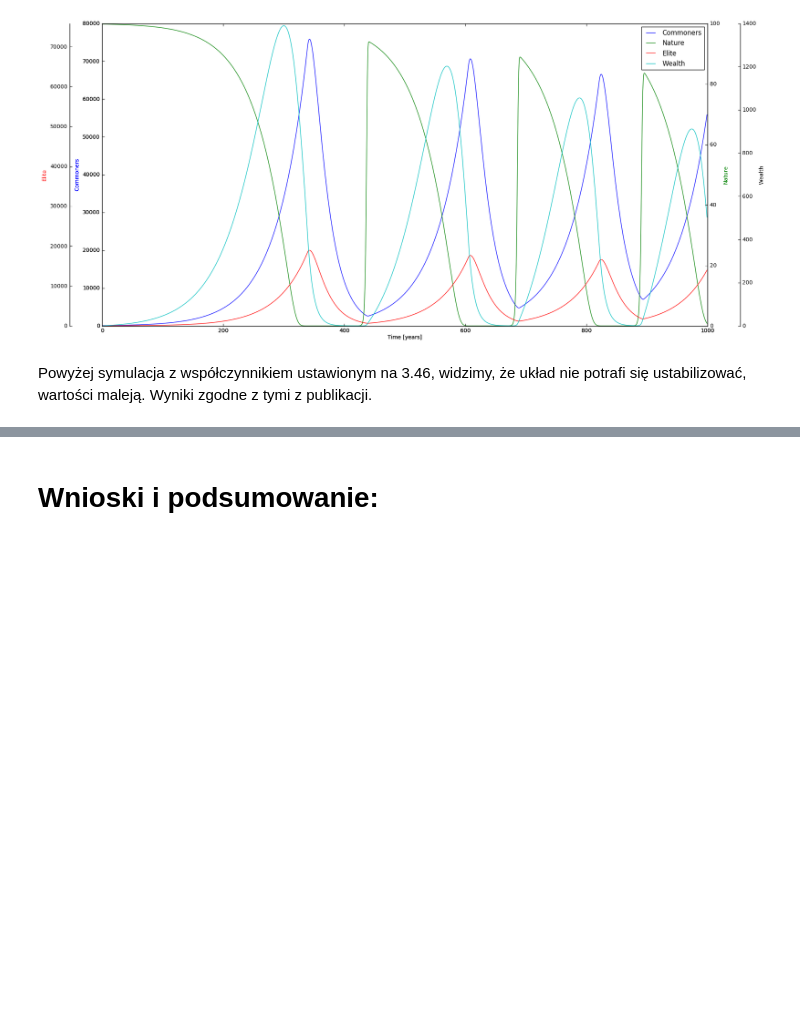
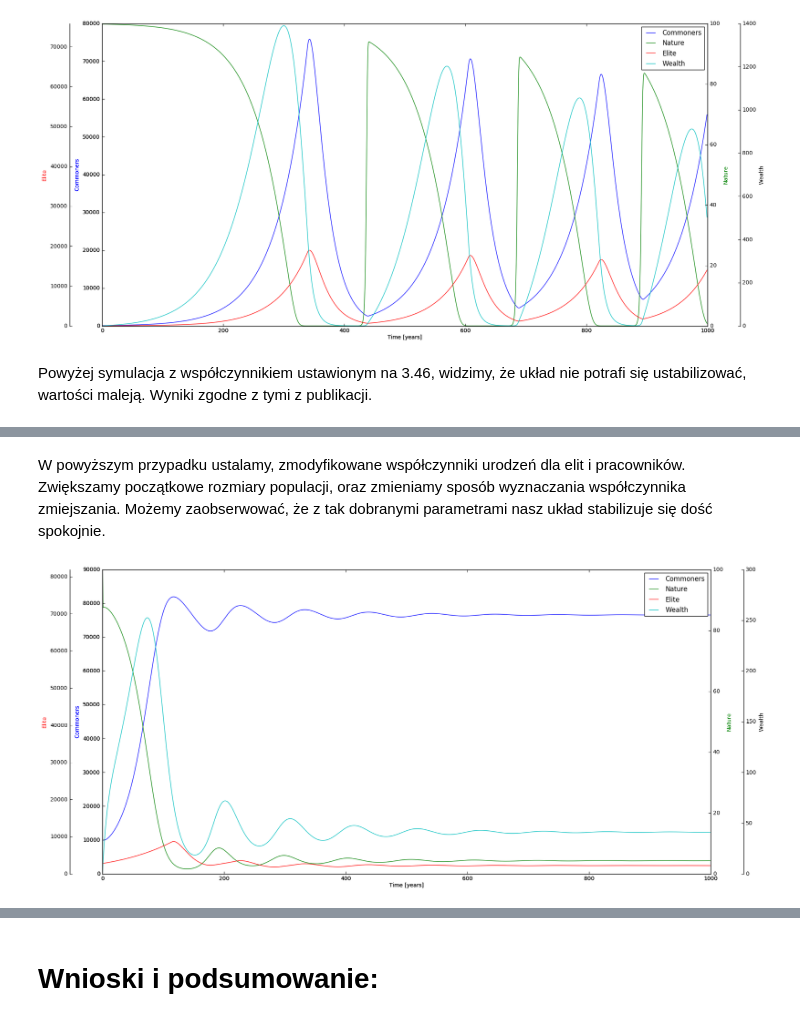
Before and after one commit to Passarinho4/isz-handy, a Jupyter notebook: HANDY.ipynb, the cells around one changed output, grey strips where cells are left out. Saved outputs shown, nothing was run; the diff lists cells and outputs as text; code cells hidden in the pictures; blank space fills up the shorter version.

```diff
--- a/HANDY.ipynb
+++ b/HANDY.ipynb
@@ -369,0 +386,10 @@ Powyżej symulacja z współczynnikiem ustawionym na 3.46, widzimy, że układ n
+# %% [markdown]
+W powyższym przypadku ustalamy, zmodyfikowane współczynniki urodzeń dla elit i pracowników. Zwiększamy początkowe rozmiary populacji, oraz zmieniamy sposób wyznaczania współczynnika zmiejszania. Możemy zaobserwować, że z tak dobranymi parametrami nasz układ stabilizuje się dość spokojnie.
+# %%
+commoner_birth_rate = 0.065
+elite_birth_rate = 0.02
+commoner_population_initial = 10000
+
+simulate(elite_scenario = 4, equality_scenario = 2, tmax = 1000, depletion_modifier = 2)
+# %% [output]
+[figure, added]
```
Also changed, not shown: parts of 13 cells of this notebook.
